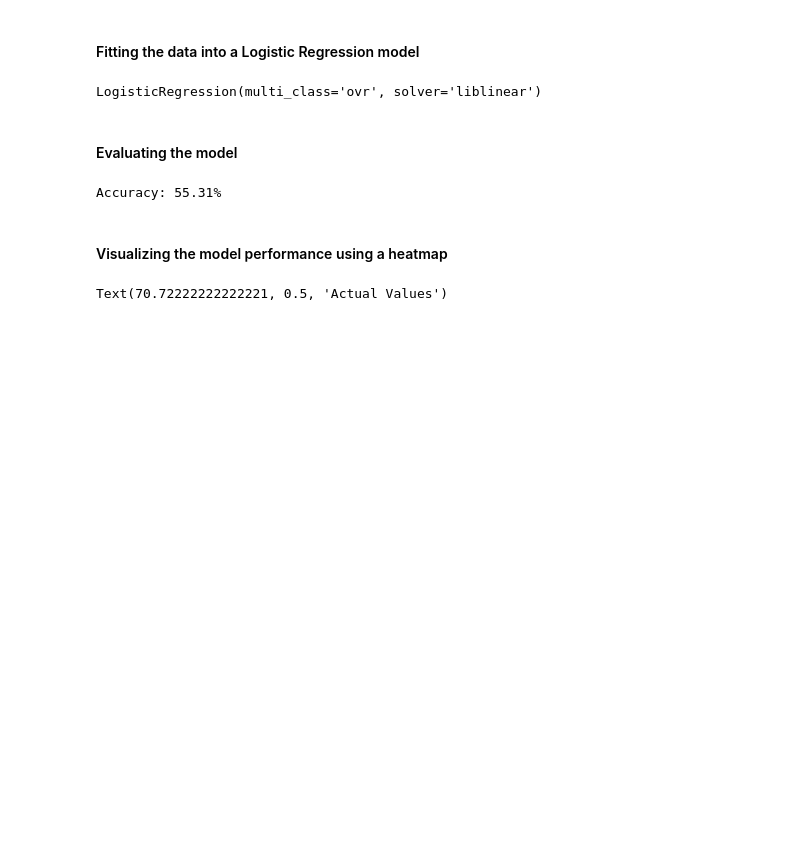
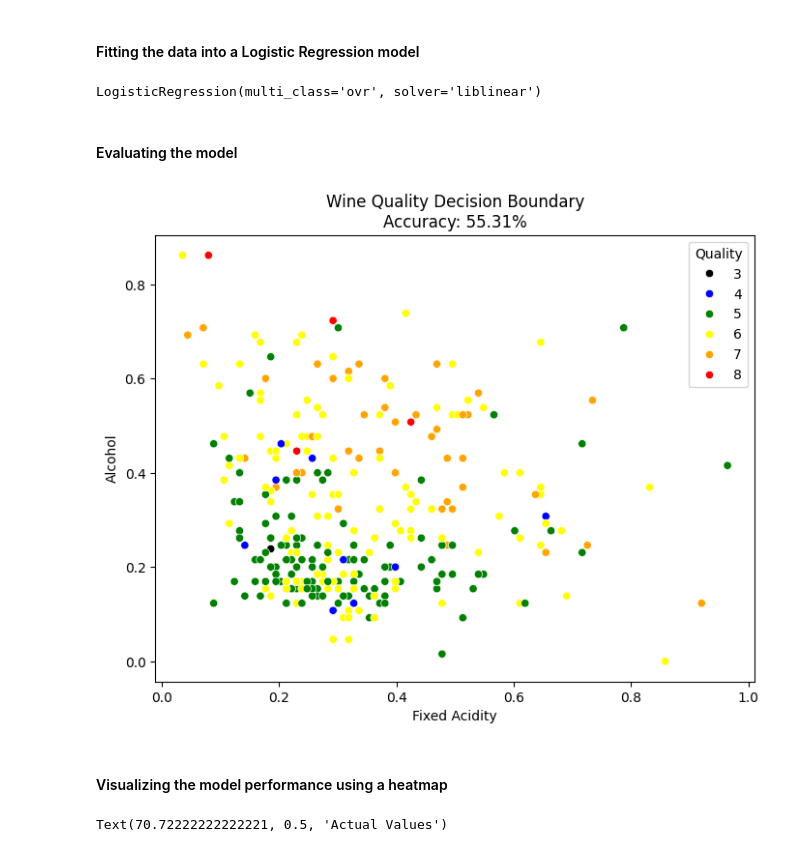
Before and after one commit to jaypbazar/Machine-Learning-PS2, a Jupyter notebook: PS2_Bazar_BSCS2A.ipynb, the cells around one changed output. Saved outputs shown, nothing was run; the diff lists cells and outputs as text; code cells hidden in the pictures; blank space fills up the shorter version.

```diff
--- a/PS2_Bazar_BSCS2A.ipynb
+++ b/PS2_Bazar_BSCS2A.ipynb
@@ -63,14 +63,25 @@ model.fit(X_train, y_train)
 LogisticRegression(multi_class='ovr', solver='liblinear')
 # %% [markdown]
 #### Evaluating the model
-# %%
-y_pred = model.predict(X_test)
-
-accuracy = model.score(X_test, y_test)
-
-print("Accuracy: {:.2f}%".format(accuracy * 100))
-# %% [output]
-Accuracy: 55.31%
+# %%
+y_pred = model.predict(X_test)
+
+accuracy = model.score(X_test, y_test)
+
+plt.figure(figsize=(8, 6))
+sns.scatterplot(
+    x=X_test[:, 0],
+    y=X_test[:, 4],
+    hue=y_test,
+    palette={3: 'black', 4: 'blue', 5: 'green', 6: 'yellow', 7: 'orange', 8: 'red'},
+    marker='o')
+plt.xlabel("Fixed Acidity")
+plt.ylabel("Alcohol")
+plt.title("Wine Quality Decision Boundary\nAccuracy: {:.2f}%".format(accuracy * 100))
+plt.legend(title="Quality", loc="upper right")
+plt.show()
+# %% [output]
+[figure, added]
 # %% [markdown]
 #### Visualizing the model performance using a heatmap
 # %%
```
Also changed, not shown: parts of 1 cell of this notebook.
